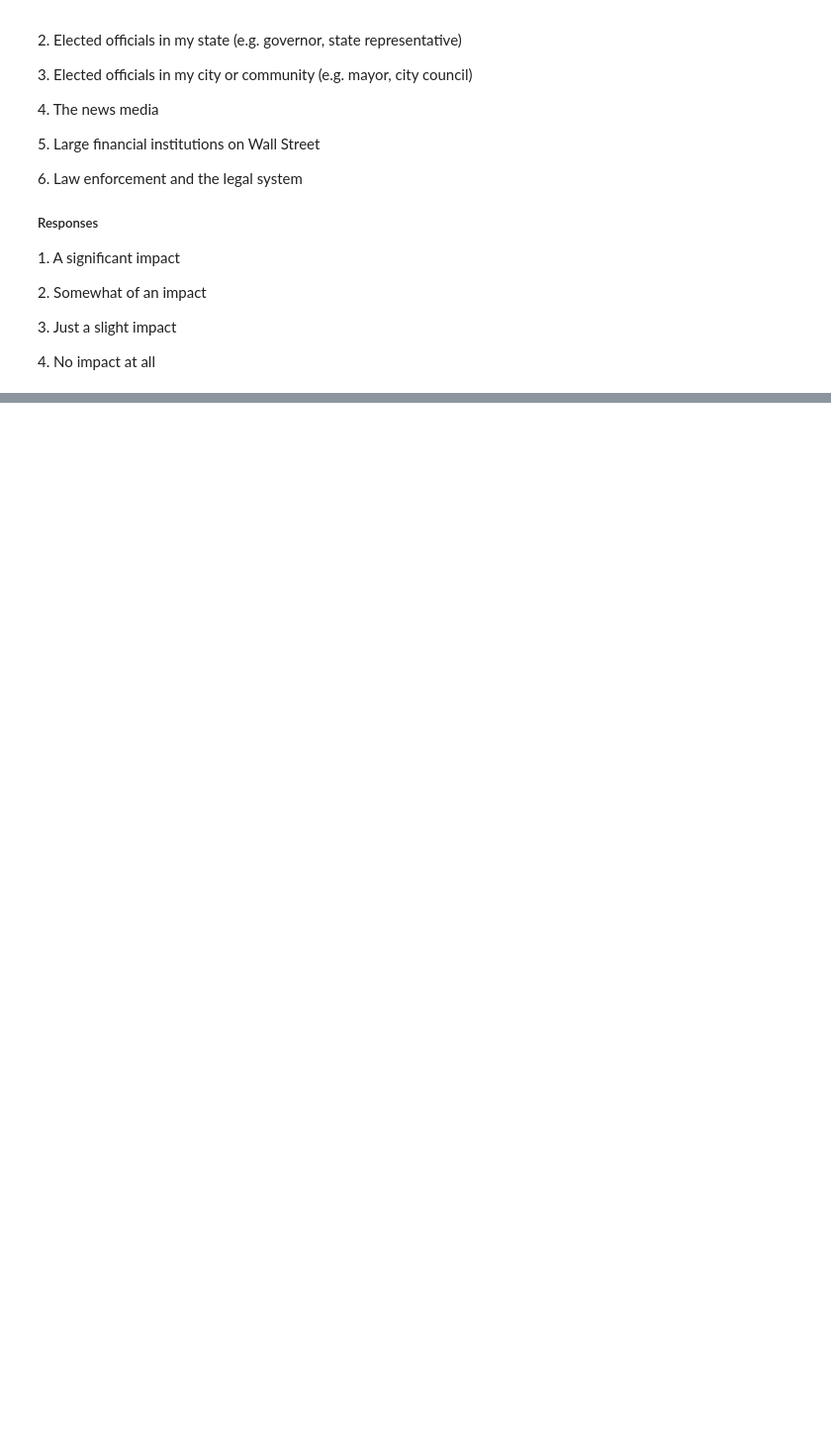
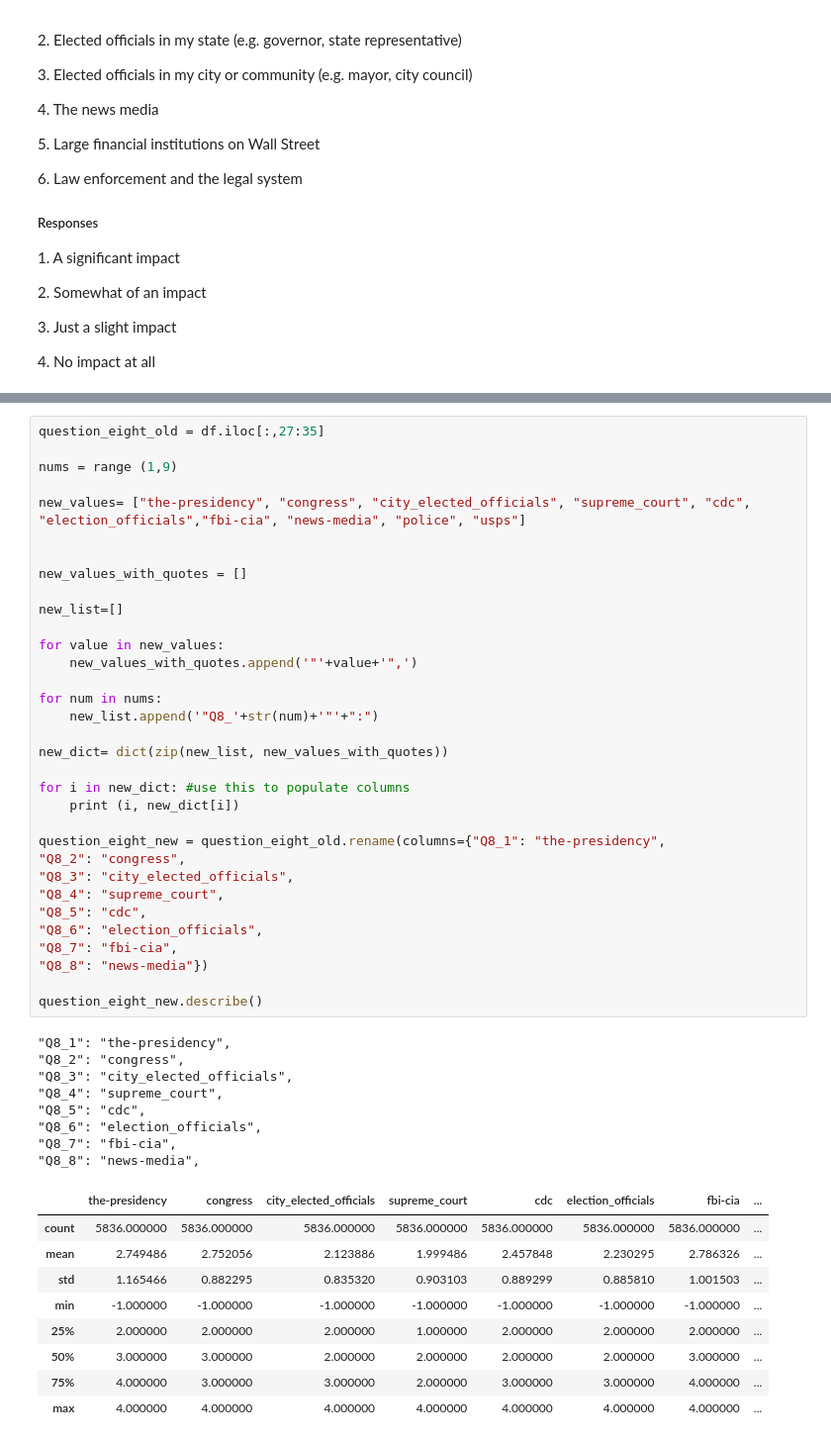
Before and after one commit to The-Rebeckoning/data-science, a Jupyter notebook: analysis-non-voters/analysis-nonvoter.ipynb, the cells around one changed output, grey strips where cells are left out. Shown at 99% size. Drawn from its saved outputs; the diff is of its cells as text; blank space fills up the shorter version.

```diff
--- a/analysis-non-voters/analysis-nonvoter.ipynb
+++ b/analysis-non-voters/analysis-nonvoter.ipynb
@@ -295,0 +409,51 @@ question_four_new.describe()
+# %%
+question_eight_old = df.iloc[:,27:35]
+
+nums = range (1,9)
+
+new_values= ["the-presidency", "congress", "city_elected_officials", "supreme_court", "cdc", "election_officials","fbi-cia", "news-media", "police", "usps"]
+
+
+new_values_with_quotes = []
+
+new_list=[]
+
+for value in new_values:
+    new_values_with_quotes.append('"'+value+'",')
+
+for num in nums:
+    new_list.append('"Q8_'+str(num)+'"'+":")
+
+new_dict= dict(zip(new_list, new_values_with_quotes))
+
+for i in new_dict: #use this to populate columns
+    print (i, new_dict[i])
+
+question_eight_new = question_eight_old.rename(columns={"Q8_1": "the-presidency",
+"Q8_2": "congress",
+"Q8_3": "city_elected_officials",
+"Q8_4": "supreme_court",
+"Q8_5": "cdc",
+"Q8_6": "election_officials",
+"Q8_7": "fbi-cia",
+"Q8_8": "news-media"})
+
+question_eight_new.describe()
+# %% [output]
+"Q8_1": "the-presidency",
+"Q8_2": "congress",
+"Q8_3": "city_elected_officials",
+"Q8_4": "supreme_court",
+"Q8_5": "cdc",
+"Q8_6": "election_officials",
+"Q8_7": "fbi-cia",
+"Q8_8": "news-media",
+|  | the-presidency | congress | city_elected_officials | supreme_court | cdc | election_officials | fbi-cia | ... |
+| count | 5836.000000 | 5836.000000 | 5836.000000 | 5836.000000 | 5836.000000 | 5836.000000 | 5836.000000 | ... |
+| mean | 2.749486 | 2.752056 | 2.123886 | 1.999486 | 2.457848 | 2.230295 | 2.786326 | ... |
+| std | 1.165466 | 0.882295 | 0.835320 | 0.903103 | 0.889299 | 0.885810 | 1.001503 | ... |
+| min | -1.000000 | -1.000000 | -1.000000 | -1.000000 | -1.000000 | -1.000000 | -1.000000 | ... |
+| 25% | 2.000000 | 2.000000 | 2.000000 | 1.000000 | 2.000000 | 2.000000 | 2.000000 | ... |
+| 50% | 3.000000 | 3.000000 | 2.000000 | 2.000000 | 2.000000 | 2.000000 | 3.000000 | ... |
+| 75% | 4.000000 | 3.000000 | 3.000000 | 2.000000 | 3.000000 | 3.000000 | 4.000000 | ... |
+| max | 4.000000 | 4.000000 | 4.000000 | 4.000000 | 4.000000 | 4.000000 | 4.000000 | ... |
```
Also changed, not shown: parts of 17 cells of this notebook.
